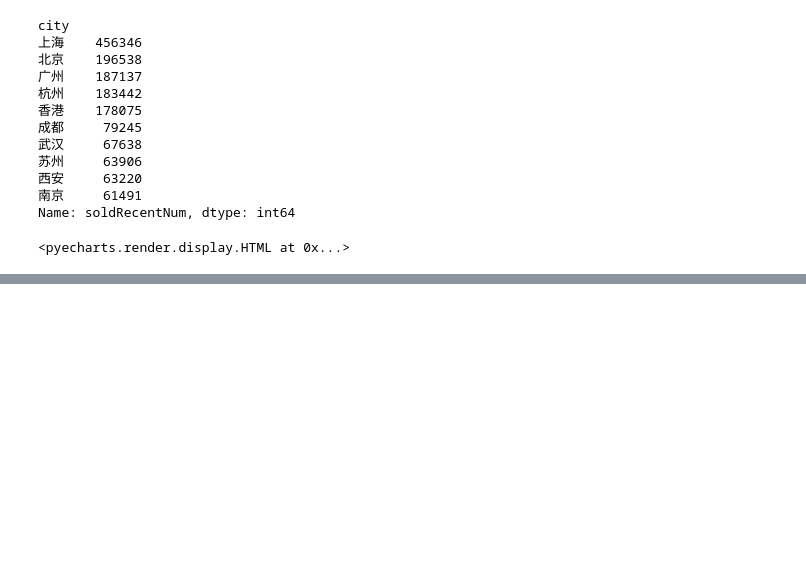
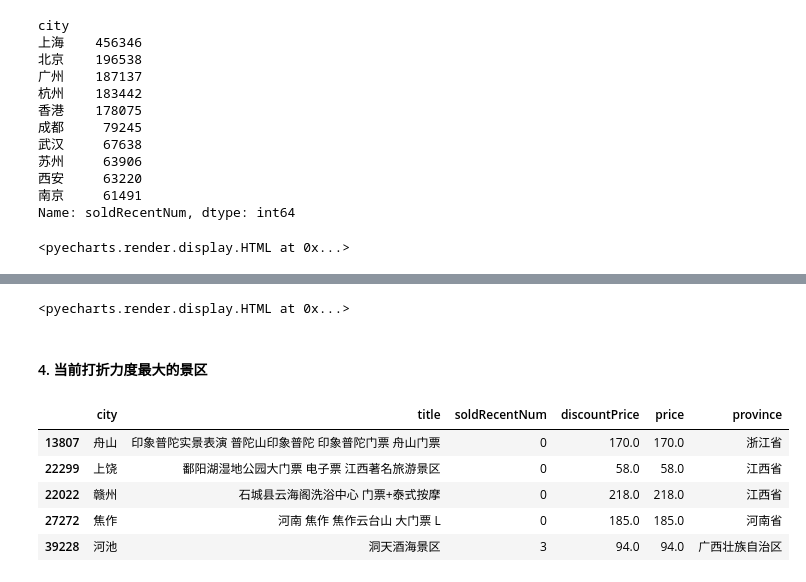
Before and after one commit to hy59/py4interesting, a Jupyter notebook: Flypig/各地景点分析.ipynb, the cells around one changed output, grey strips where cells are left out. Cells and saved outputs as stored; diff of their text form; code cells hidden in the pictures; blank space fills up the shorter version.

```diff
--- a/Flypig/各地景点分析.ipynb
+++ b/Flypig/各地景点分析.ipynb
@@ -233,0 +243,30 @@ bar.render_notebook()
+# %%
+from pyecharts.charts import Bar
+from pyecharts import options as opts
+top10_popular = ['上海迪士尼乐园', '灵隐飞来峰', '广州长隆', '香港迪士尼乐园', '东方明珠广播电视塔',
+                 '故宫博物院', '珠海长隆', '成都大熊猫繁育研究基地', '北京世界园艺博览会', '上海野生动物园']
+top10_popular_values = [210419+17999, 86945, 36828+29794 +
+                        16135, 73211, 25627+25541, 42791, 29147, 20479, 20016, 19613]
+
+
+bar = (
+    Bar()
+    .add_xaxis(top10_popular)
+    .add_yaxis("数量", top10_popular_values, category_gap="50%")
+    .set_global_opts(title_opts=opts.TitleOpts(title="最热门的Top10景点"),
+                     xaxis_opts=opts.AxisOpts(axislabel_opts=opts.LabelOpts(rotate=-15)))
+)
+bar.render_notebook()
+# %% [output]
+<pyecharts.render.display.HTML at 0x...>
+# %% [markdown]
+#### 4. 当前打折力度最大的景区
+# %%
+data_final.sample(5)
+# %% [output]
+|  | city | title | soldRecentNum | discountPrice | price | province |
+| 13807 | 舟山 | 印象普陀实景表演 普陀山印象普陀 印象普陀门票 舟山门票 | 0 | 170.0 | 170.0 | 浙江省 |
+| 22299 | 上饶 | 鄱阳湖湿地公园大门票 电子票 江西著名旅游景区 | 0 | 58.0 | 58.0 | 江西省 |
+| 22022 | 赣州 | 石城县云海阁洗浴中心 门票+泰式按摩 | 0 | 218.0 | 218.0 | 江西省 |
+| 27272 | 焦作 | 河南 焦作 焦作云台山 大门票 L | 0 | 185.0 | 185.0 | 河南省 |
+| 39228 | 河池 | 洞天酒海景区 | 3 | 94.0 | 94.0 | 广西壮族自治区 |
```
Also changed, not shown: parts of 14 cells of this notebook.
